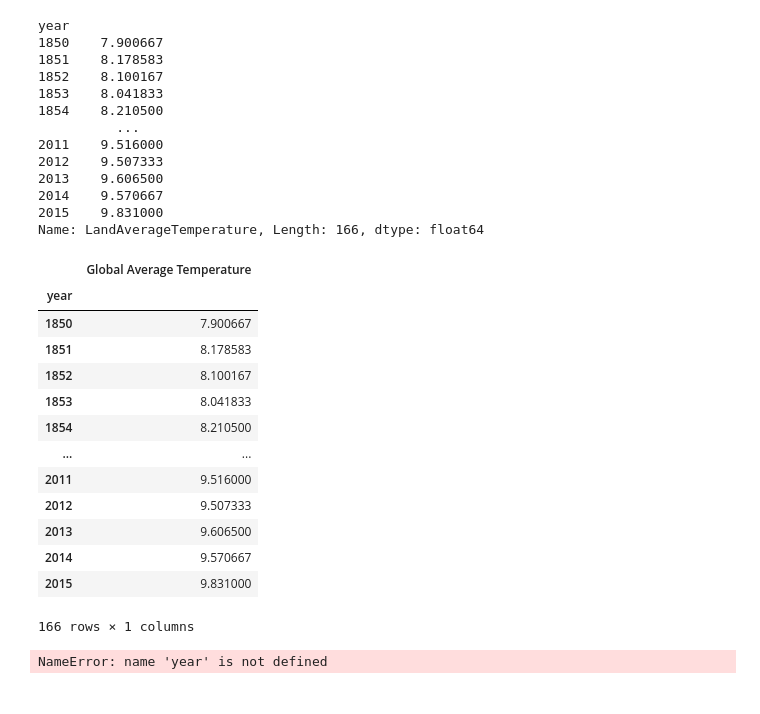
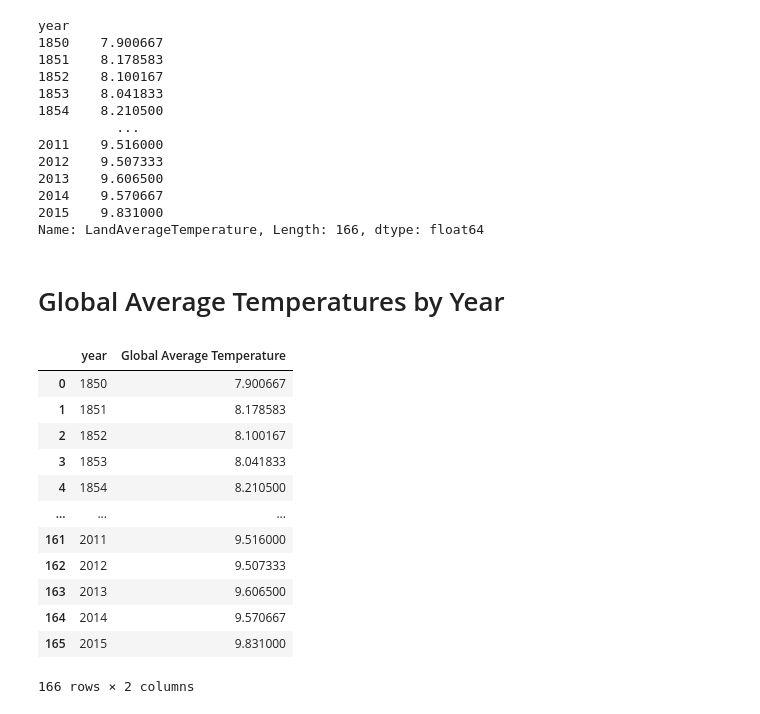
Before and after one commit to Heesu-H/project_1, a Jupyter notebook: global_ave_temperatures_heesu.ipynb, the cells around one changed output. Saved outputs shown, nothing was run; the diff lists cells and outputs as text; code cells hidden in the pictures.

```diff
--- a/global_ave_temperatures_heesu.ipynb
+++ b/global_ave_temperatures_heesu.ipynb
@@ -110,24 +110,22 @@ Name: LandAverageTemperature, Length: 166, dtype: float64
 ave_temps_year = pd.DataFrame(average_temperatures)
 
 ave_temps_year.rename(columns = {"LandAverageTemperature":"Global Average Temperature"}, inplace = True)
-# %%
-ave_temps_year
-# %% [output]
-|  | Global Average Temperature |
-| year |  |
-| 1850 | 7.900667 |
-| 1851 | 8.178583 |
-| 1852 | 8.100167 |
-| 1853 | 8.041833 |
-| 1854 | 8.210500 |
-| ... | ... |
-| 2011 | 9.516000 |
-| 2012 | 9.507333 |
-| 2013 | 9.606500 |
-| 2014 | 9.570667 |
-| 2015 | 9.831000 |
-166 rows × 1 columns
-# %%
-plt.plot(year, ave_temps_year["Global Average Temperature"])
-# %% [output]
-NameError: name 'year' is not defined
+# %% [markdown]
+# Global Average Temperatures by Year
+# %%
+ave_temps_year.reset_index(drop = False, inplace = True)
+ave_temps_year
+# %% [output]
+|  | year | Global Average Temperature |
+| 0 | 1850 | 7.900667 |
+| 1 | 1851 | 8.178583 |
+| 2 | 1852 | 8.100167 |
+| 3 | 1853 | 8.041833 |
+| 4 | 1854 | 8.210500 |
+| ... | ... | ... |
+| 161 | 2011 | 9.516000 |
+| 162 | 2012 | 9.507333 |
+| 163 | 2013 | 9.606500 |
+| 164 | 2014 | 9.570667 |
+| 165 | 2015 | 9.831000 |
+166 rows × 2 columns
```
Also changed, not shown: parts of 4 cells of this notebook, 2 other files.
